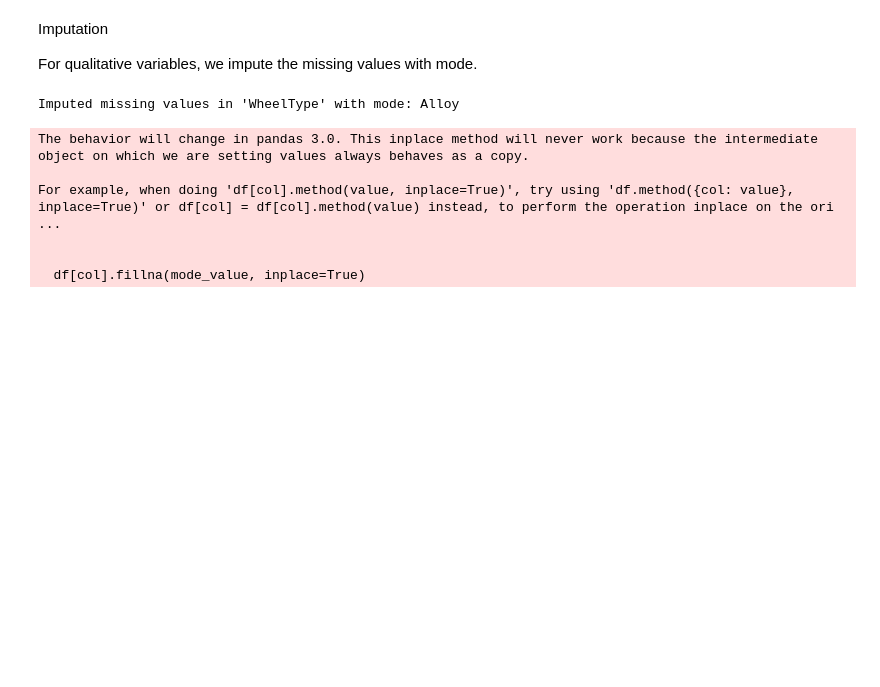
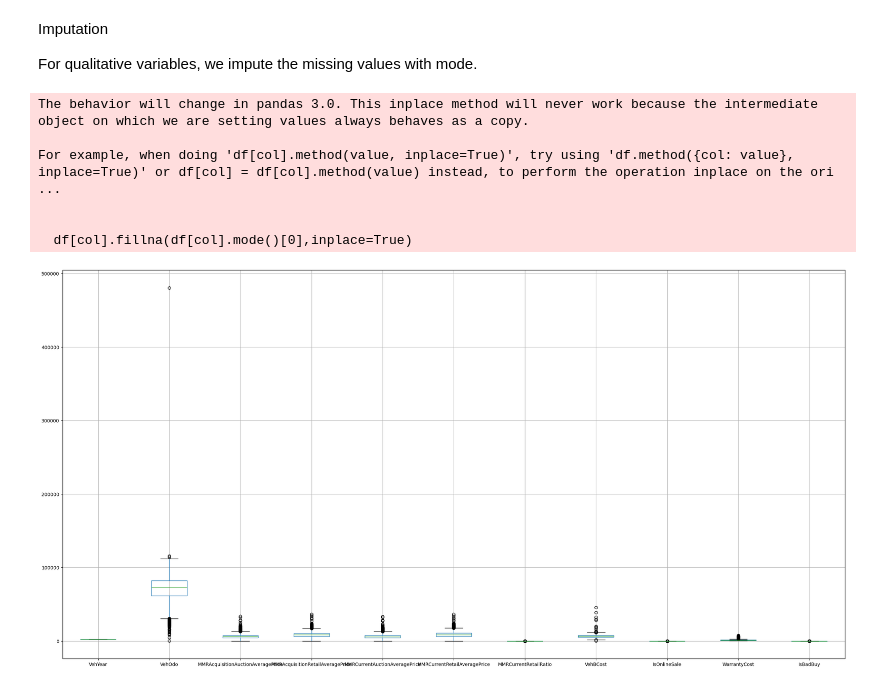
Before and after one commit to azou0/IFN580MachineLearningAssignment1, a Jupyter notebook: data_preparation.ipynb, the cells around one changed output. Cells and saved outputs as stored; diff of their text form; code cells hidden in the pictures; blank space fills up the shorter version.

```diff
--- a/data_preparation.ipynb
+++ b/data_preparation.ipynb
@@ -440,20 +424,27 @@ Imputation
 
 For qualitative variables, we impute the missing values with mode.
 # %%
-for col in df.select_dtypes(include=['object', 'category']).columns:
+'''for col in df.select_dtypes(include=['object', 'category']).columns:
     if df[col].isnull().sum() > 0:
         mode_value = df[col].mode()[0]
         df[col].fillna(mode_value, inplace=True)
-        print(f"Imputed missing values in '{col}' with mode: {mode_value}")
+        print(f"Imputed missing values in '{col}' with mode: {mode_value}")'''
 
-mode_impute_cols = []
+mode_impute_cols = ['WheelType']
 for col in mode_impute_cols:
     df[col].fillna(df[col].mode()[0],inplace=True)
 # %% [output]
-Imputed missing values in 'WheelType' with mode: Alloy
+The behavior will change in pandas 3.0. This inplace method will never work because the intermediate object on which we are setting values always behaves as a copy.
+
+For example, when doing 'df[col].method(value, inplace=True)', try using 'df.method({col: value}, inplace=True)' or df[col] = df[col].method(value) instead, to perform the operation inplace on the ori ...
+
+
+  df[col].fillna(df[col].mode()[0],inplace=True)
-The behavior will change in pandas 3.0. This inplace method will never work because the intermediate object on which we are setting values always behaves as a copy.
-
-For example, when doing 'df[col].method(value, inplace=True)', try using 'df.method({col: value}, inplace=True)' or df[col] = df[col].method(value) instead, to perform the operation inplace on the ori ...
-
-
-  df[col].fillna(mode_value, inplace=True)
+# %%
+fig = plt.figure(figsize =(30, 15))
+numeric_cols = df.select_dtypes(include=['float64', 'int64']).columns
+
+df[numeric_cols].boxplot()
+plt.show()
+# %% [output]
+[figure, added]
```
Also changed, not shown: parts of 4 cells of this notebook.
